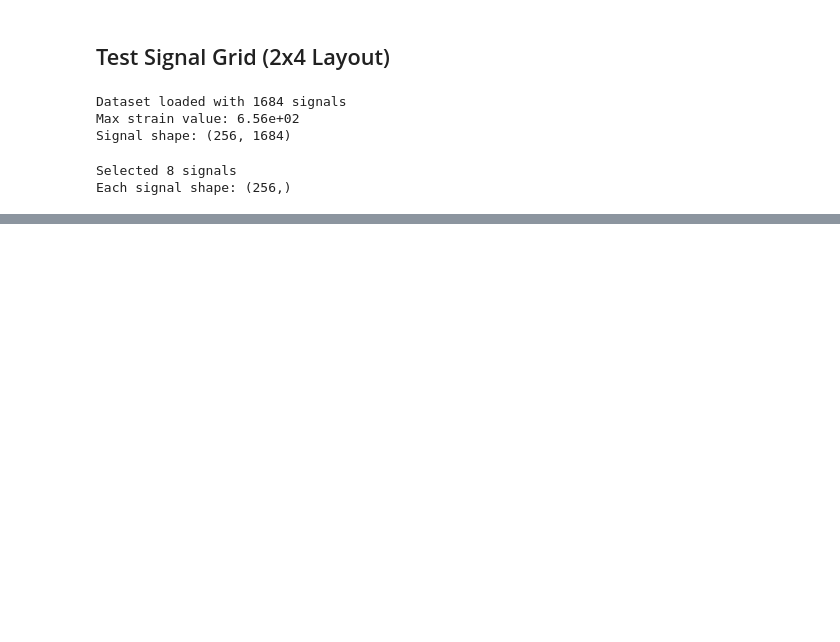
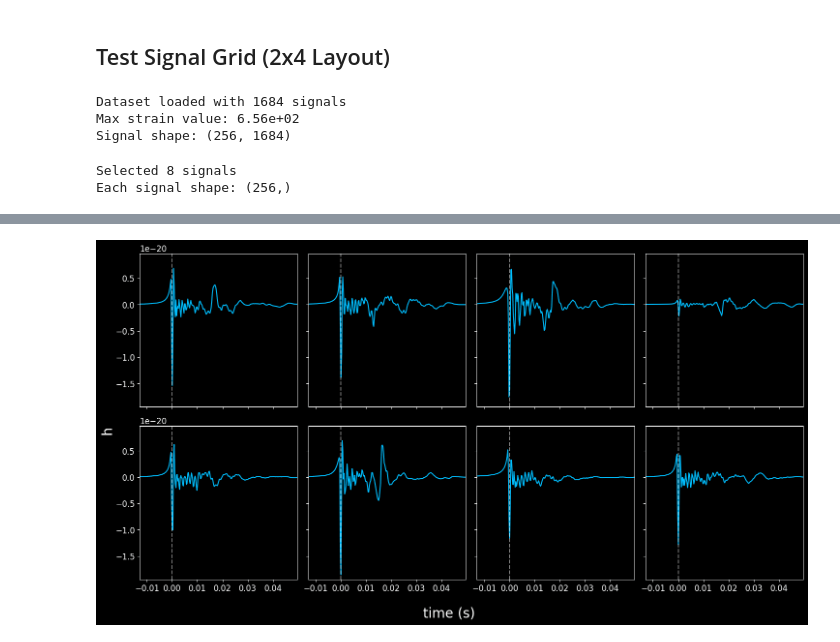
Before and after one commit to starccato/starccato-flow, a Jupyter notebook: plotting_testbed.ipynb, the cells around one changed output, grey strips where cells are left out. Saved outputs shown, nothing was run; the diff lists cells and outputs as text; code cells hidden in the pictures; blank space fills up the shorter version.

```diff
--- a/plotting_testbed.ipynb
+++ b/plotting_testbed.ipynb
@@ -268,0 +304,7 @@ plot_waveform_grid(
+# %%
+# Display the created GIF in the notebook
+from IPython.display import Image as IPImage, display
+
+display(IPImage(filename="plots/signal_grid_animation.gif"))
+# %% [output]
+[figure, added]
```
Also changed, not shown: parts of 14 cells of this notebook, 5 other files.
